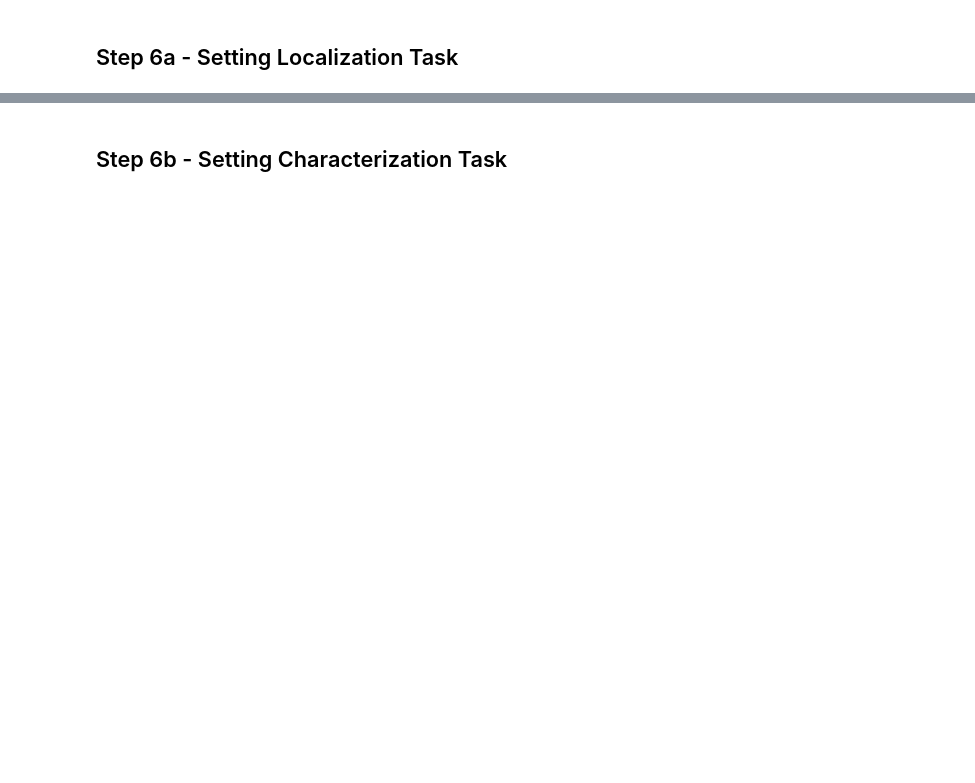
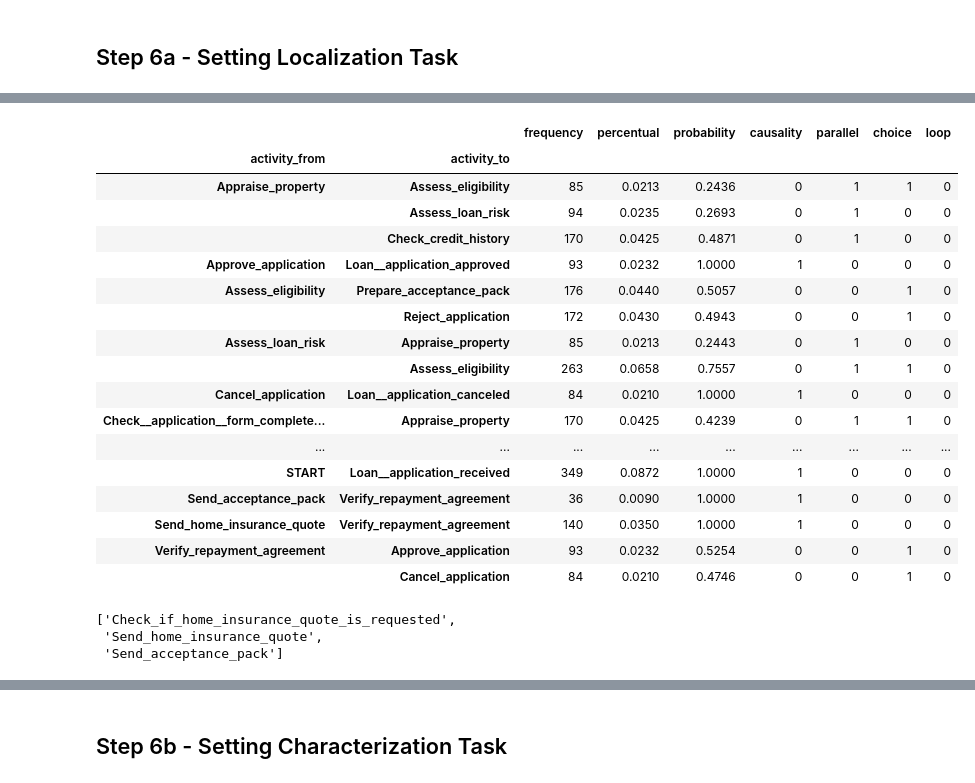
Before and after one commit to pm-usp/concept_drift, a Jupyter notebook: Transition_Matrix_Process_Drift/Demonstration - Business Process Drift - (Maaradji - Fast).ipynb, the cells around one changed output, grey strips where cells are left out. Cells and saved outputs as stored; diff of their text form; code cells hidden in the pictures; blank space fills up the shorter version.

```diff
--- a/Transition_Matrix_Process_Drift/Demonstration - Business Process Drift - (Maaradji - Fast).ipynb
+++ b/Transition_Matrix_Process_Drift/Demonstration - Business Process Drift - (Maaradji - Fast).ipynb
@@ -259,3 +434,27 @@ TMPD_instance.get_localization_task(show_localization_dfg=True, show_original_df
+# %%
+## Getting the detection window
+TMPD_instance.run_process_representation(TMPD_instance.transition_log[TMPD_instance.get_windowing_strategy()[detection_window_index]['start']:TMPD_instance.get_windowing_strategy()[detection_window_index]['end']])
+detection_window_df = TMPD_instance.get_process_representation()
+detection_window_df
+# %% [output]
+|  |  | frequency | percentual | probability | causality | parallel | choice | loop |
+| activity_from | activity_to |  |  |  |  |  |  |  |
+| Appraise_property | Assess_eligibility | 85 | 0.0213 | 0.2436 | 0 | 1 | 1 | 0 |
+|  | Assess_loan_risk | 94 | 0.0235 | 0.2693 | 0 | 1 | 0 | 0 |
+|  | Check_credit_history | 170 | 0.0425 | 0.4871 | 0 | 1 | 0 | 0 |
+| Approve_application | Loan__application_approved | 93 | 0.0232 | 1.0000 | 1 | 0 | 0 | 0 |
+| Assess_eligibility | Prepare_acceptance_pack | 176 | 0.0440 | 0.5057 | 0 | 0 | 1 | 0 |
+|  | Reject_application | 172 | 0.0430 | 0.4943 | 0 | 0 | 1 | 0 |
+| Assess_loan_risk | Appraise_property | 85 | 0.0213 | 0.2443 | 0 | 1 | 0 | 0 |
+|  | Assess_eligibility | 263 | 0.0658 | 0.7557 | 0 | 1 | 1 | 0 |
+| Cancel_application | Loan__application_canceled | 84 | 0.0210 | 1.0000 | 1 | 0 | 0 | 0 |
+| Check__application__form_complete... | Appraise_property | 170 | 0.0425 | 0.4239 | 0 | 1 | 1 | 0 |
+| ... | ... | ... | ... | ... | ... | ... | ... | ... |
+| START | Loan__application_received | 349 | 0.0872 | 1.0000 | 1 | 0 | 0 | 0 |
+| Send_acceptance_pack | Verify_repayment_agreement | 36 | 0.0090 | 1.0000 | 1 | 0 | 0 | 0 |
+| Send_home_insurance_quote | Verify_repayment_agreement | 140 | 0.0350 | 1.0000 | 1 | 0 | 0 | 0 |
+| Verify_repayment_agreement | Approve_application | 93 | 0.0232 | 0.5254 | 0 | 0 | 1 | 0 |
+|  | Cancel_application | 84 | 0.0210 | 0.4746 | 0 | 0 | 1 | 0 |
 # %%
 ### Ground Truth
 change_pattern_ground_truth = log_path.split("\\")[-2]
@@ -288,8 +487,8 @@ change_activities_ground_truth = {
     },
     'fr': {
         'change_pattern_name': 'Frequency',
-        'characterization_activities': ['Check_if_home_insurance_quote_is_requested', 'Send_home_insurance_quote', 'Send_acceptance_pack', 'Verify_repayment_agreement'],
-        'localization_activities': ['Check_if_home_insurance_quote_is_requested', 'Send_home_insurance_quote', 'Send_acceptance_pack', 'Verify_repayment_agreement']
+        'characterization_activities': ['Check_if_home_insurance_quote_is_requested', 'Send_home_insurance_quote', 'Send_acceptance_pack'],
+        'localization_activities': ['Check_if_home_insurance_quote_is_requested', 'Send_home_insurance_quote', 'Send_acceptance_pack']
     },
     'lp': {
         'change_pattern_name': 'Loop',
@@ -307,7 +506,7 @@ change_activities_ground_truth = {
         'localization_activities': ['Send_acceptance_pack', 'Check_if_home_insurance_quote_is_requested', 'Prepare_acceptance_pack', 'Assess_eligibility', 'Send_home_insurance_quote', 'Verify_repayment_agreement']
     },
     're': {
-        'change_pattern_name': 'Serial-Switch',
+        'change_pattern_name': 'Serial-Removal',
         'characterization_activities': ['Assess_eligibility'],
         'localization_activities': ['Assess_eligibility', 'Reject_application', 'Prepare_acceptance_pack', 'Assess_loan_risk']
     },
@@ -331,6 +530,10 @@ change_activities_ground_truth = {
 
 localization_ground_truth = change_activities_ground_truth[change_pattern_ground_truth]['localization_activities']
 localization_ground_truth
+# %% [output]
+['Check_if_home_insurance_quote_is_requested',
+ 'Send_home_insurance_quote',
+ 'Send_acceptance_pack']
 # %%
 ### Validation metrics
 
```
Also changed, not shown: parts of 24 cells of this notebook, 36 other files.
